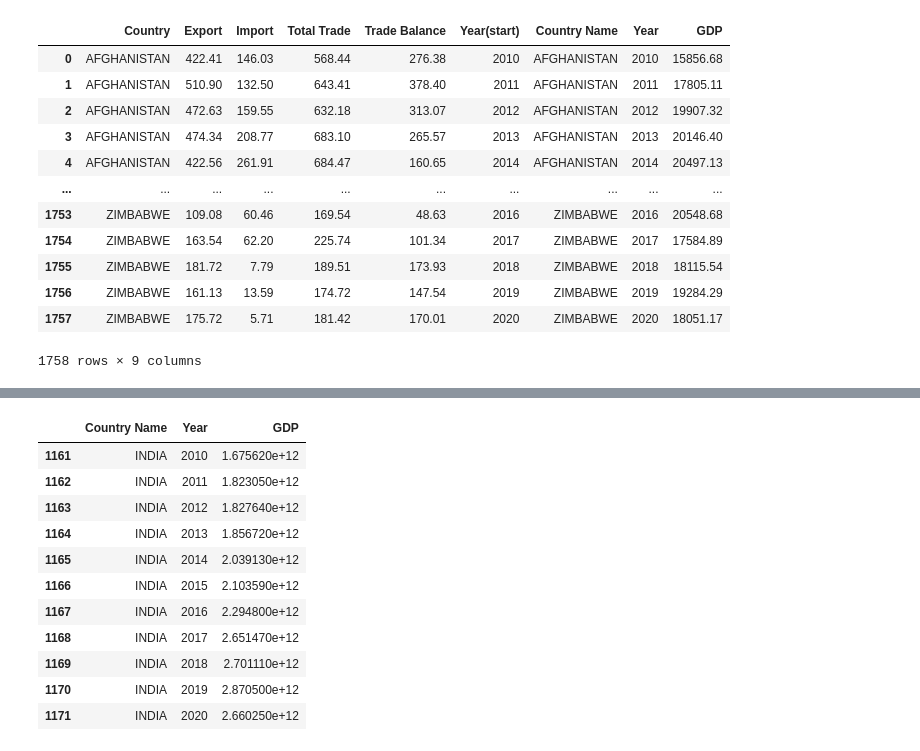
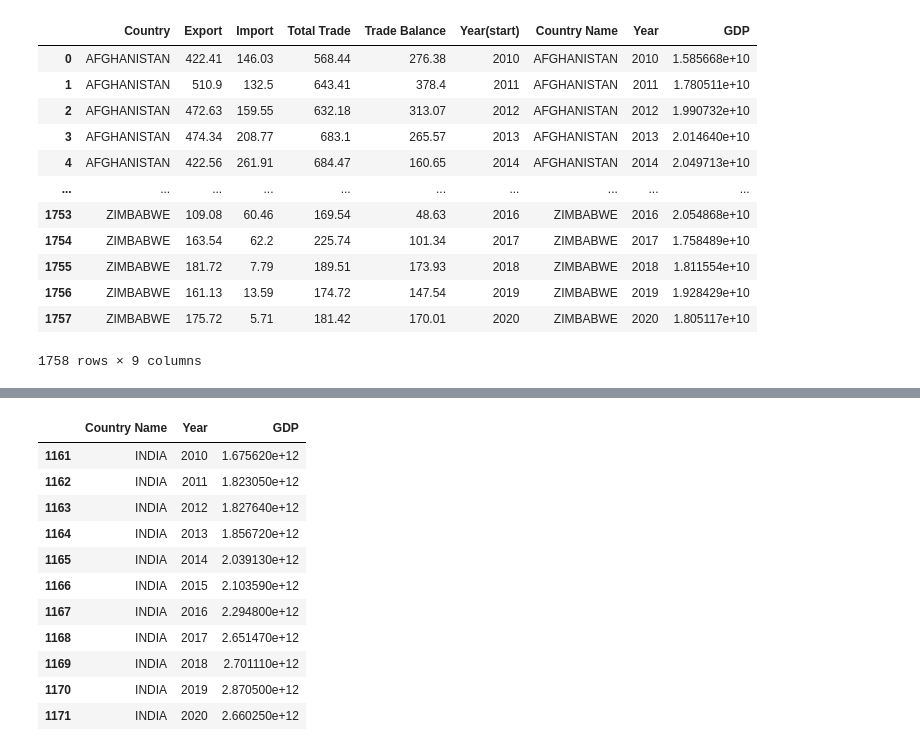
Before and after one commit to Nuka-Rishitha/2022Spring_Finals, a Jupyter notebook: NukaRishitha-AayushaSheregar-FinalProject1 (1).ipynb, the cells around one changed output, grey strips where cells are left out. Cells and saved outputs as stored; diff of their text form; code cells hidden in the pictures.

```diff
--- a/NukaRishitha-AayushaSheregar-FinalProject1 (1).ipynb
+++ b/NukaRishitha-AayushaSheregar-FinalProject1 (1).ipynb
@@ -135,17 +17,36 @@ combined['GDP'] = round(combined['GDP']/1000000,2)
-# %%
-
-combined
-# %% [output]
-|  | Country | Export | Import | Total Trade | Trade Balance | Year(start) | Country Name | Year | GDP |
-| 0 | AFGHANISTAN | 422.41 | 146.03 | 568.44 | 276.38 | 2010 | AFGHANISTAN | 2010 | 15856.68 |
-| 1 | AFGHANISTAN | 510.90 | 132.50 | 643.41 | 378.40 | 2011 | AFGHANISTAN | 2011 | 17805.11 |
-| 2 | AFGHANISTAN | 472.63 | 159.55 | 632.18 | 313.07 | 2012 | AFGHANISTAN | 2012 | 19907.32 |
-| 3 | AFGHANISTAN | 474.34 | 208.77 | 683.10 | 265.57 | 2013 | AFGHANISTAN | 2013 | 20146.40 |
-| 4 | AFGHANISTAN | 422.56 | 261.91 | 684.47 | 160.65 | 2014 | AFGHANISTAN | 2014 | 20497.13 |
-| ... | ... | ... | ... | ... | ... | ... | ... | ... | ... |
-| 1753 | ZIMBABWE | 109.08 | 60.46 | 169.54 | 48.63 | 2016 | ZIMBABWE | 2016 | 20548.68 |
-| 1754 | ZIMBABWE | 163.54 | 62.20 | 225.74 | 101.34 | 2017 | ZIMBABWE | 2017 | 17584.89 |
-| 1755 | ZIMBABWE | 181.72 | 7.79 | 189.51 | 173.93 | 2018 | ZIMBABWE | 2018 | 18115.54 |
-| 1756 | ZIMBABWE | 161.13 | 13.59 | 174.72 | 147.54 | 2019 | ZIMBABWE | 2019 | 19284.29 |
-| 1757 | ZIMBABWE | 175.72 | 5.71 | 181.42 | 170.01 | 2020 | ZIMBABWE | 2020 | 18051.17 |
-1758 rows × 9 columns
+# %%
+def clean_data(file1,file3):
+    global final_stacked
+    for i in range(1960, 2010):
+        file1 = file1.drop(columns = str(i))
+    file2 = file1.drop(columns = ['Indicator Name', 'Indicator Code', 'Country Code'])
+    file2 = file2.set_index('Country Name')
+    file2 = file2.stack()
+    df = pd.DataFrame(file2)
+    final_stacked = df.index.set_names('Year', level=len(df.index.names)-1, inplace=True)
+    final_stacked= df.reset_index().rename(columns={0:'GDP'})
+    final_stacked['Country Name'] = final_stacked['Country Name'].str.upper()
+    final_stacked['Year'] =final_stacked['Year'].str.replace(',','')
+    final_stacked= final_stacked.astype({"Year": "int"})
+    file3 = file3.drop(columns = ['Year(end)'])
+    file3['Country'] = file3['Country'].str.upper()
+    combined = pd.merge(left=file3 , right=final_stacked, left_on=['Country', 'Year(start)'], right_on=['Country Name', 'Year'], how='inner')
+    return combined
+# %%
+cleaned_data = clean_data(fr1, fr2)
+# %%
+cleaned_data
+# %% [output]
+|  | Country | Export | Import | Total Trade | Trade Balance | Year(start) | Country Name | Year | GDP |
+| 0 | AFGHANISTAN | 422.41 | 146.03 | 568.44 | 276.38 | 2010 | AFGHANISTAN | 2010 | 1.585668e+10 |
+| 1 | AFGHANISTAN | 510.9 | 132.5 | 643.41 | 378.4 | 2011 | AFGHANISTAN | 2011 | 1.780511e+10 |
+| 2 | AFGHANISTAN | 472.63 | 159.55 | 632.18 | 313.07 | 2012 | AFGHANISTAN | 2012 | 1.990732e+10 |
+| 3 | AFGHANISTAN | 474.34 | 208.77 | 683.1 | 265.57 | 2013 | AFGHANISTAN | 2013 | 2.014640e+10 |
+| 4 | AFGHANISTAN | 422.56 | 261.91 | 684.47 | 160.65 | 2014 | AFGHANISTAN | 2014 | 2.049713e+10 |
+| ... | ... | ... | ... | ... | ... | ... | ... | ... | ... |
+| 1753 | ZIMBABWE | 109.08 | 60.46 | 169.54 | 48.63 | 2016 | ZIMBABWE | 2016 | 2.054868e+10 |
+| 1754 | ZIMBABWE | 163.54 | 62.2 | 225.74 | 101.34 | 2017 | ZIMBABWE | 2017 | 1.758489e+10 |
+| 1755 | ZIMBABWE | 181.72 | 7.79 | 189.51 | 173.93 | 2018 | ZIMBABWE | 2018 | 1.811554e+10 |
+| 1756 | ZIMBABWE | 161.13 | 13.59 | 174.72 | 147.54 | 2019 | ZIMBABWE | 2019 | 1.928429e+10 |
+| 1757 | ZIMBABWE | 175.72 | 5.71 | 181.42 | 170.01 | 2020 | ZIMBABWE | 2020 | 1.805117e+10 |
+1758 rows × 9 columns
```
Also changed, not shown: parts of 42 cells of this notebook.
